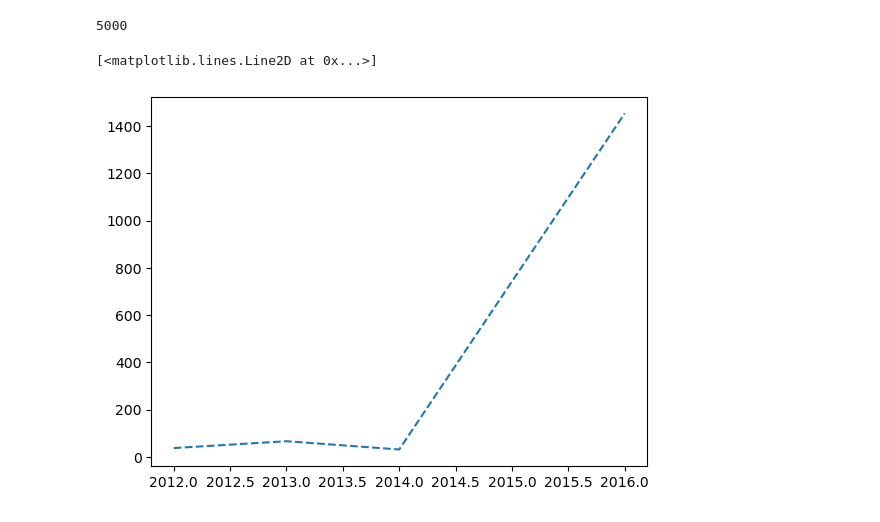
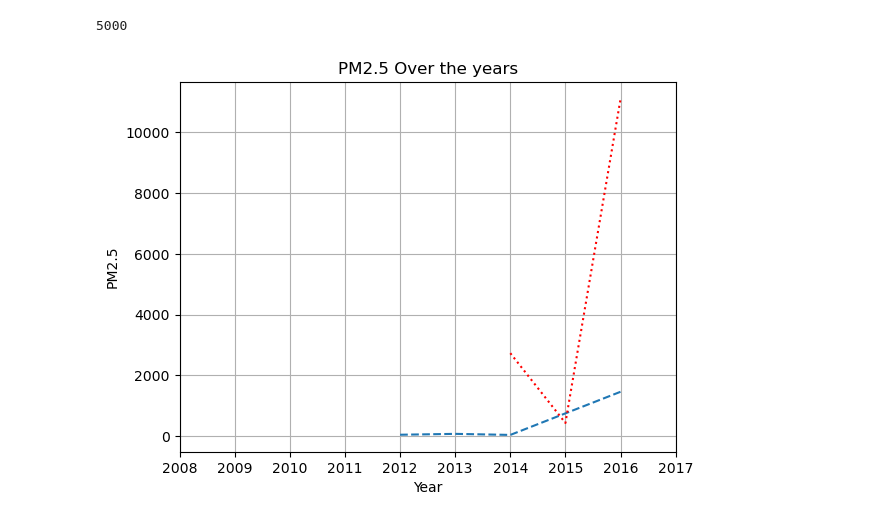
Before and after one commit to khadar786/CampusX, a Jupyter notebook: Tasks/Task-23.ipynb, the cells around one changed output. Cells and saved outputs as stored; diff of their text form; code cells hidden in the pictures.

```diff
--- a/Tasks/Task-23.ipynb
+++ b/Tasks/Task-23.ipynb
@@ -51,6 +51,12 @@ iran_series=df.query('Country=="Iran"').groupby('Year')['PM2.5'].sum()
 china_series=df.query('Country=="China"').groupby('Year')['PM2.5'].sum()
 # %%
 plt.plot(iran_series.index,iran_series.values,label='Iran',linestyle='dashed')
+plt.plot(china_series.index,china_series.values,label='China',linestyle='dotted',color='red')
+plt.xlabel('Year')
+plt.ylabel('PM2.5')
+plt.title('PM2.5 Over the years')
+plt.xticks(df['Year'].value_counts().index)
+plt.grid()
+plt.show()
 # %% [output]
-[<matplotlib.lines.Line2D at 0x...>]
-[figure, old version]
+[figure, new version]
```
Also changed, not shown: parts of 8 cells of this notebook.
